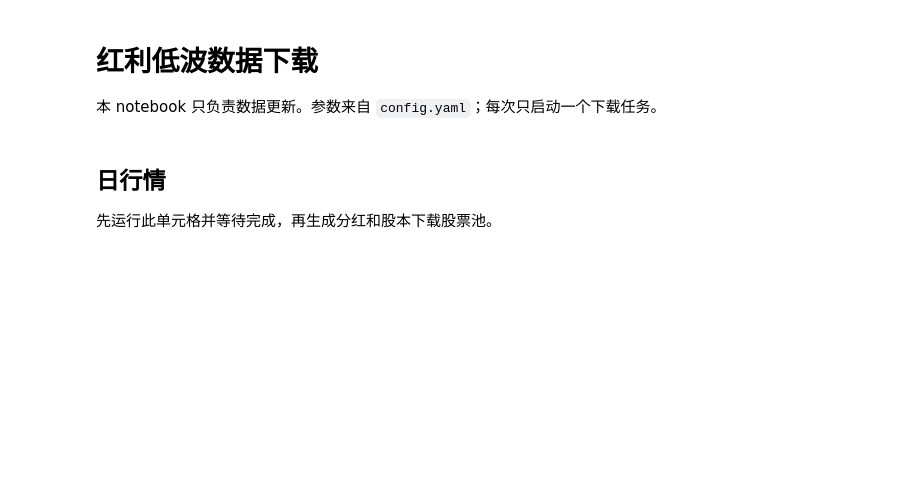
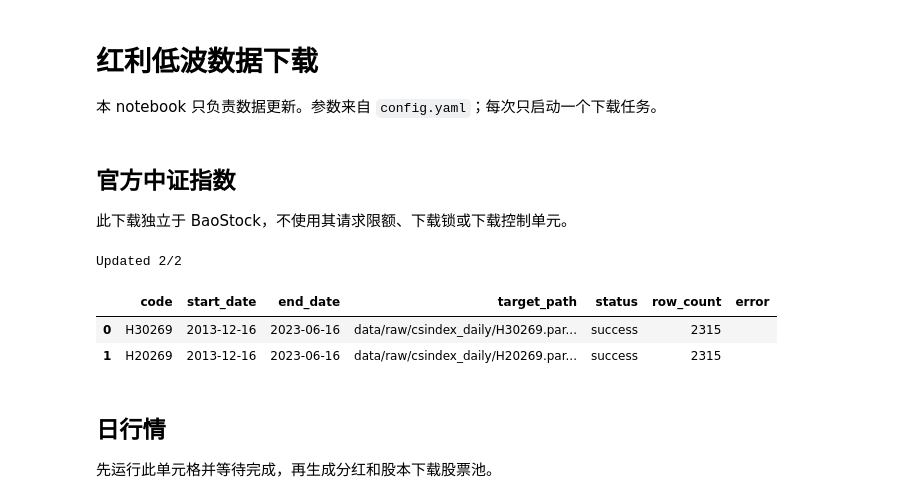
Before and after one commit to zyye00/pyquant, a Jupyter notebook: strategies/cross_sectional/dividend_low_vol/download.ipynb, the cells around one changed output. Saved outputs shown, nothing was run; the diff lists cells and outputs as text; code cells hidden in the pictures; blank space fills up the shorter version.

```diff
--- a/strategies/cross_sectional/dividend_low_vol/download.ipynb
+++ b/strategies/cross_sectional/dividend_low_vol/download.ipynb
@@ -24,6 +24,23 @@ end_date = pd.Timestamp(config['data']['end_date'])
 pool = config['data']['pool']
 lookback_date = start_date - pd.DateOffset(years=3)
 dividend_start = lookback_date - pd.DateOffset(years=1) if (start_date.month == 12 and start_date.day <= 20) else lookback_date
+# %% [markdown]
+## 官方中证指数
+
+此下载独立于 BaoStock，不使用其请求限额、下载锁或下载控制单元。
+# %%
+official_index_job = update_dataset(
+    'csindex_daily',
+    start=start_date.strftime('%Y-%m-%d'),
+    end=end_date.strftime('%Y-%m-%d'),
+    pool=['H30269', 'H20269'],
+)
+official_index_job.wait()
+# %% [output]
+Updated 2/2
+|  | code | start_date | end_date | target_path | status | row_count | error |
+| 0 | H30269 | 2013-12-16 | 2023-06-16 | data/raw/csindex_daily/H30269.par... | success | 2315 |  |
+| 1 | H20269 | 2013-12-16 | 2023-06-16 | data/raw/csindex_daily/H20269.par... | success | 2315 |  |
 # %% [markdown]
 ## 日行情
 
```
Also changed, not shown: 6 other files.
